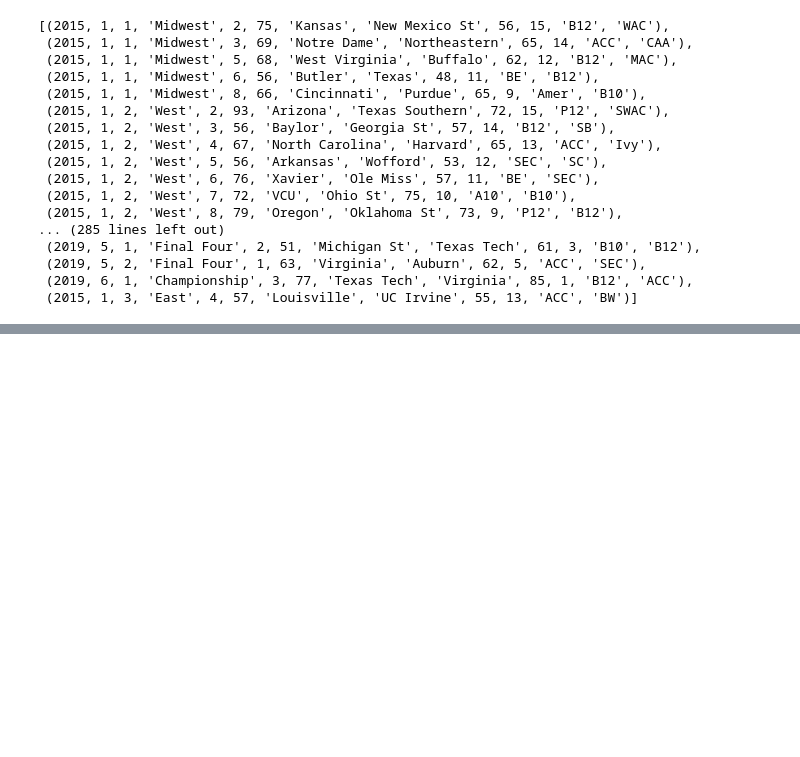
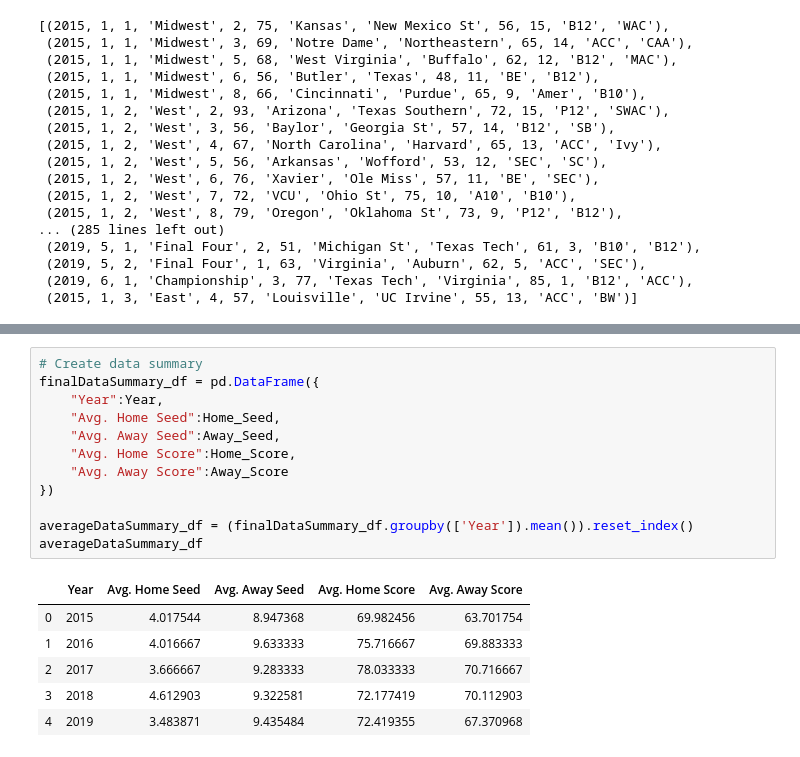
Before and after one commit to justinboggs/March-Madness-ETL, a Jupyter notebook: Scott-v02.ipynb, the cells around one changed output, grey strips where cells are left out. Drawn from its saved outputs; the diff is of its cells as text; blank space fills up the shorter version.

```diff
--- a/Scott-v02.ipynb
+++ b/Scott-v02.ipynb
@@ -306,0 +317,19 @@ finaldata_df.head()
+# %%
+# Create data summary
+finalDataSummary_df = pd.DataFrame({
+    "Year":Year,
+    "Avg. Home Seed":Home_Seed,
+    "Avg. Away Seed":Away_Seed,
+    "Avg. Home Score":Home_Score,
+    "Avg. Away Score":Away_Score
+})
+
+averageDataSummary_df = (finalDataSummary_df.groupby(['Year']).mean()).reset_index()
+averageDataSummary_df
+# %% [output]
+|  | Year | Avg. Home Seed | Avg. Away Seed | Avg. Home Score | Avg. Away Score |
+| 0 | 2015 | 4.017544 | 8.947368 | 69.982456 | 63.701754 |
+| 1 | 2016 | 4.016667 | 9.633333 | 75.716667 | 69.883333 |
+| 2 | 2017 | 3.666667 | 9.283333 | 78.033333 | 70.716667 |
+| 3 | 2018 | 4.612903 | 9.322581 | 72.177419 | 70.112903 |
+| 4 | 2019 | 3.483871 | 9.435484 | 72.419355 | 67.370968 |
```
Also changed, not shown: parts of 12 cells of this notebook, 3 other files.
